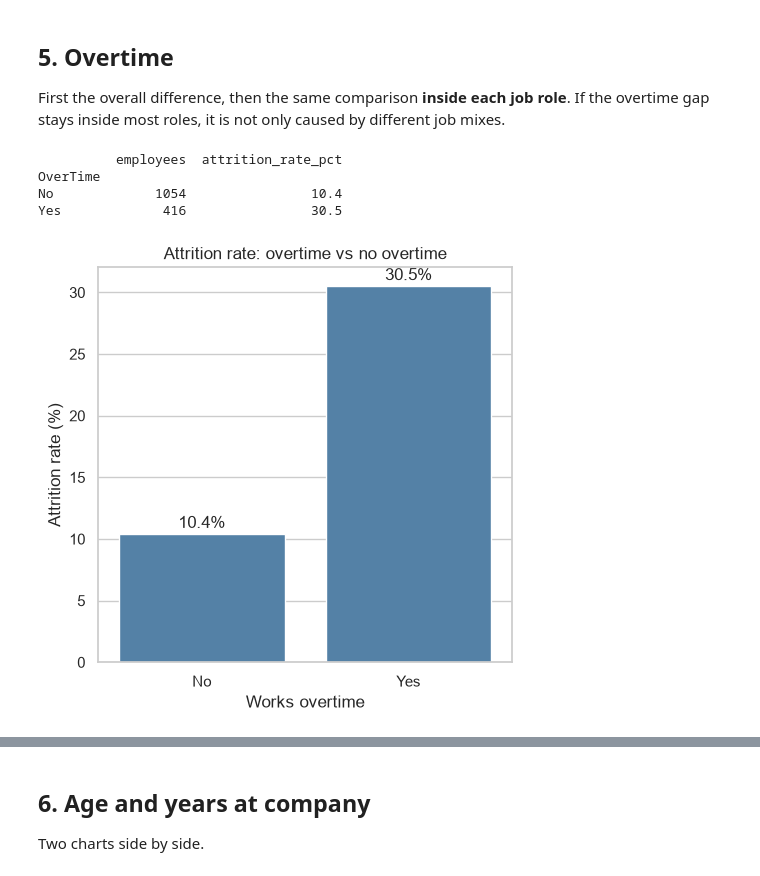
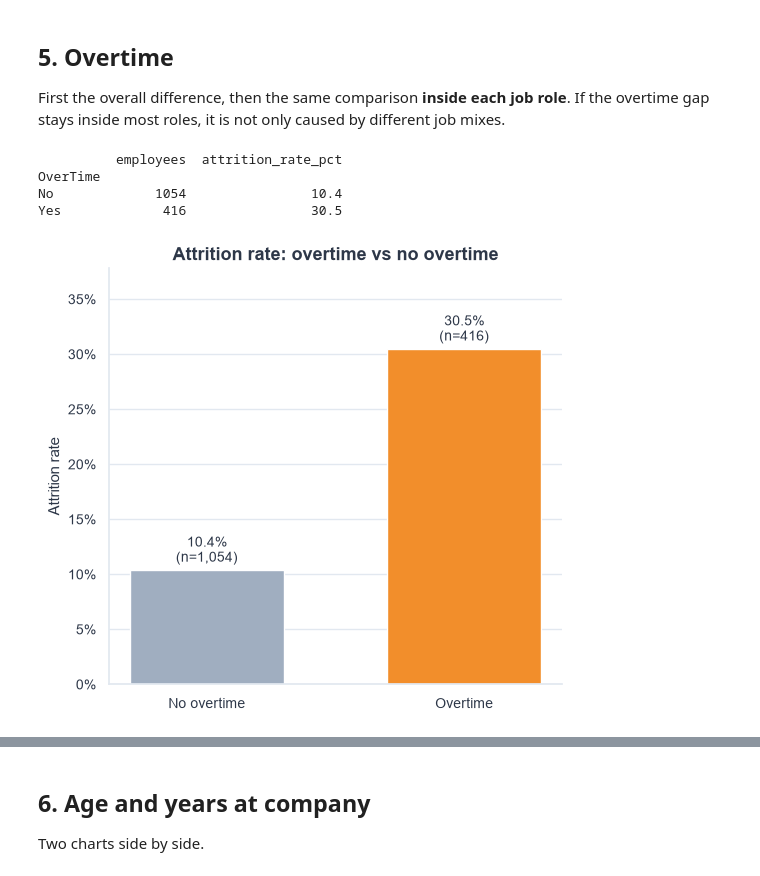
Before and after one commit to diixon/hr-analytics-project, a Jupyter notebook: notebooks/04_eda_analysis.ipynb, the cells around one changed output, grey strips where cells are left out. Drawn from its saved outputs; the diff is of its cells as text; code cells hidden in the pictures.

Commit message:
Improve chart readability and add Sales Representative and high-risk segment analysis

```diff
--- a/notebooks/04_eda_analysis.ipynb
+++ b/notebooks/04_eda_analysis.ipynb
@@ -10,17 +4,0 @@ Charts and checks in Python. Every chart is saved in the `images/` folder, so we
-# %%
-import os
-import pandas as pd
-import matplotlib.pyplot as plt
-import seaborn as sns
-
-sns.set_theme(style="whitegrid")
-plt.rcParams["figure.dpi"] = 100
-
-os.makedirs("../images", exist_ok=True)
-
-def save_chart(name):
-    plt.tight_layout()
-    plt.savefig(f"../images/{name}.png", dpi=150, bbox_inches="tight")
-    plt.show()
-
-print("Ready")
@@ -37,6 +97,7 @@ performance = pd.read_csv("../data/clean/performance_clean.csv", parse_dates=["R
 
 employee = employee.rename(columns={"DistanceFromHome (KM)": "DistanceFromHome_KM"})
 employee["Left"] = (employee["Attrition"] == "Yes").astype(int)
+employee["Status"] = employee["Attrition"].map({"Yes": "Left", "No": "Stayed"})
 employee["AgeGroup"] = pd.cut(employee["Age"], bins=[17, 25, 35, 45, 55],
                               labels=["18-25", "26-35", "36-45", "46-55"])
 
@@ -173,21 +256,23 @@ First the overall difference, then the same comparison **inside each job role**.
 # %%
 ot = employee.groupby("OverTime")["Left"].agg(employees="count", attrition_rate_pct=lambda s: s.mean() * 100).round(1)
 print(ot)
 
-plt.figure(figsize=(5, 5))
-ax = sns.barplot(x=ot.index, y=ot["attrition_rate_pct"], color="steelblue")
-for i, v in enumerate(ot["attrition_rate_pct"]):
-    ax.text(i, v + 0.5, f"{v:.1f}%", ha="center")
-plt.title("Attrition rate: overtime vs no overtime")
-plt.xlabel("Works overtime")
-plt.ylabel("Attrition rate (%)")
+fig, ax = plt.subplots(figsize=(5.5, 5))
+bars = ax.bar(["No overtime", "Overtime"], ot["attrition_rate_pct"],
+              color=[COLORS["neutral"], COLORS["accent"]], width=0.6)
+label_bars(ax, bars, labels=[f"{r:.1f}%\n(n={n:,})" for r, n in zip(ot["attrition_rate_pct"], ot["employees"])],
+             padding=3, fontsize=10)
+add_headroom(ax, "y", 0.18)
+percent_axis(ax, "y")
+ax.set_title("Attrition rate: overtime vs no overtime")
+ax.set_ylabel("Attrition rate")
 save_chart("03_attrition_by_overtime")
 # %% [output]
           employees  attrition_rate_pct
 OverTime
 No             1054                10.4
 Yes             416                30.5
-[figure, old version]
+[figure, new version]
 # %%
 by_role_ot = (roles.pivot_table(index="JobRole", columns="OverTime", values="Left", aggfunc="mean") * 100).round(1)
 by_role_ot = by_role_ot.sort_values("Yes")
```
Also changed, not shown: parts of 29 cells of this notebook, 13 other files.
